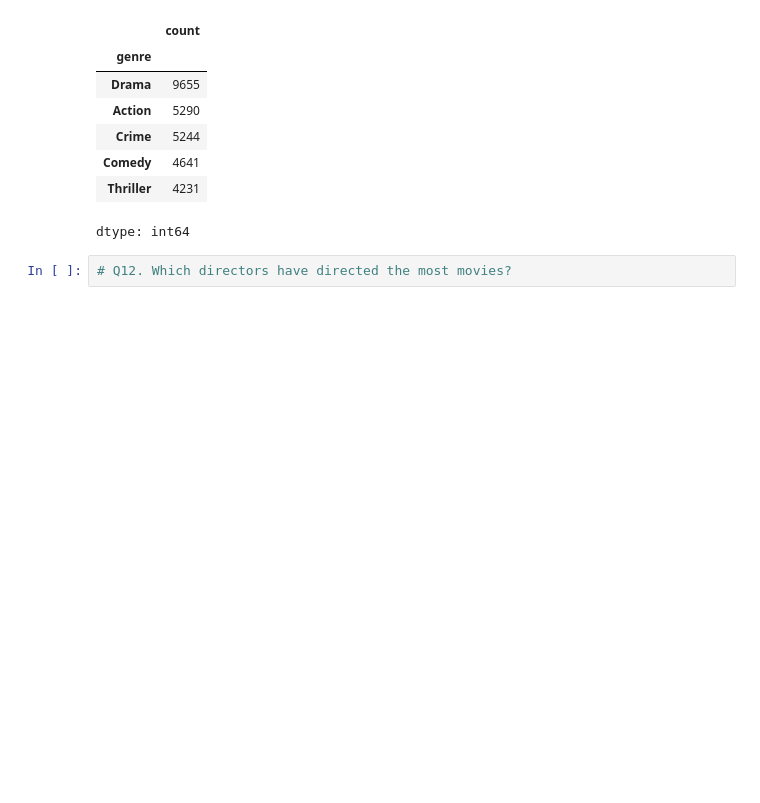
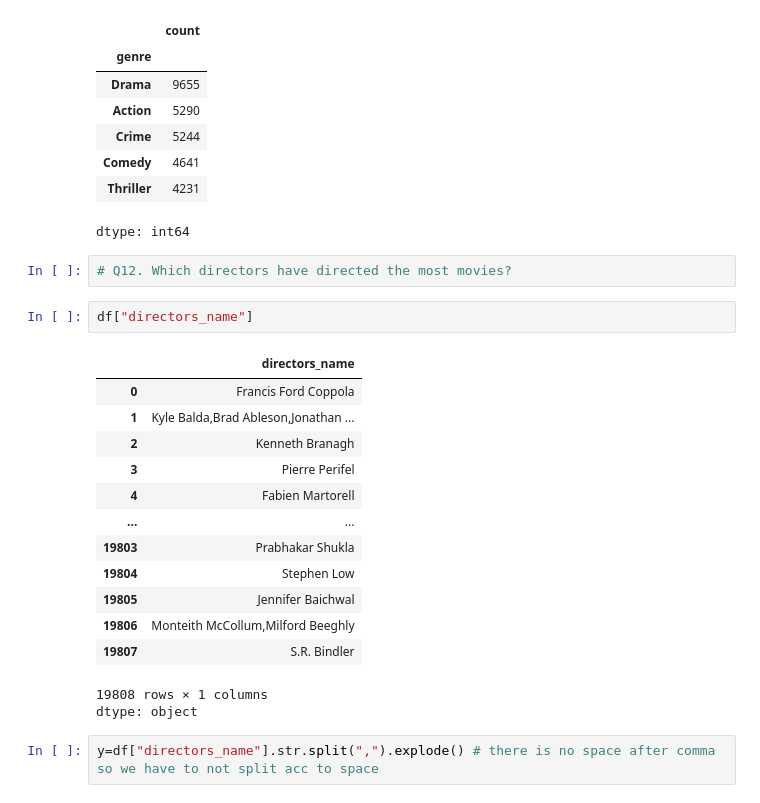
Before and after one commit to shreyaupadhyay4/project_movie, a Jupyter notebook: Movies_project.ipynb, the cells around one changed output. Saved outputs shown, nothing was run; the diff lists cells and outputs as text; blank space fills up the shorter version.

```diff
--- a/Movies_project.ipynb
+++ b/Movies_project.ipynb
@@ -557,3 +555,22 @@ x.value_counts().sort_values(ascending=False).head()
 dtype: int64
 # %%
 # Q12. Which directors have directed the most movies?
+# %%
+df["directors_name"]
+# %% [output]
+|  | directors_name |
+| 0 | Francis Ford Coppola |
+| 1 | Kyle Balda,Brad Ableson,Jonathan ... |
+| 2 | Kenneth Branagh |
+| 3 | Pierre Perifel |
+| 4 | Fabien Martorell |
+| ... | ... |
+| 19803 | Prabhakar Shukla |
+| 19804 | Stephen Low |
+| 19805 | Jennifer Baichwal |
+| 19806 | Monteith McCollum,Milford Beeghly |
+| 19807 | S.R. Bindler |
+19808 rows × 1 columns
+dtype: object
+# %%
+y=df["directors_name"].str.split(",").explode() # there is no space after comma so we have to not split acc to space
```
Also changed, not shown: parts of 2 cells of this notebook.
